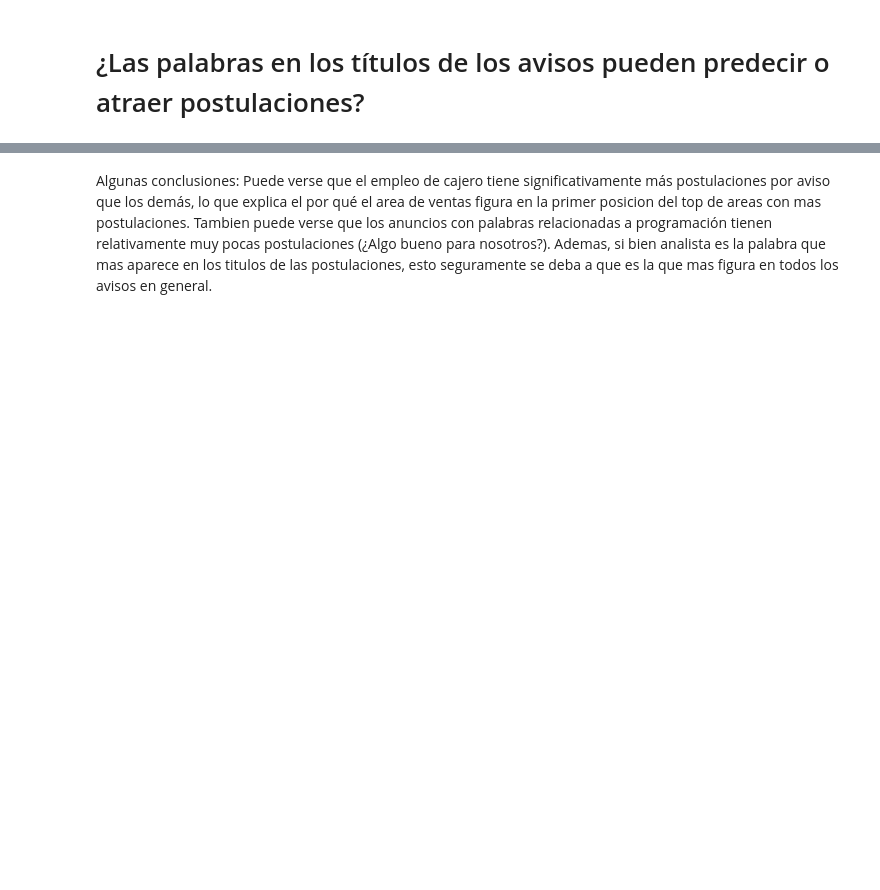
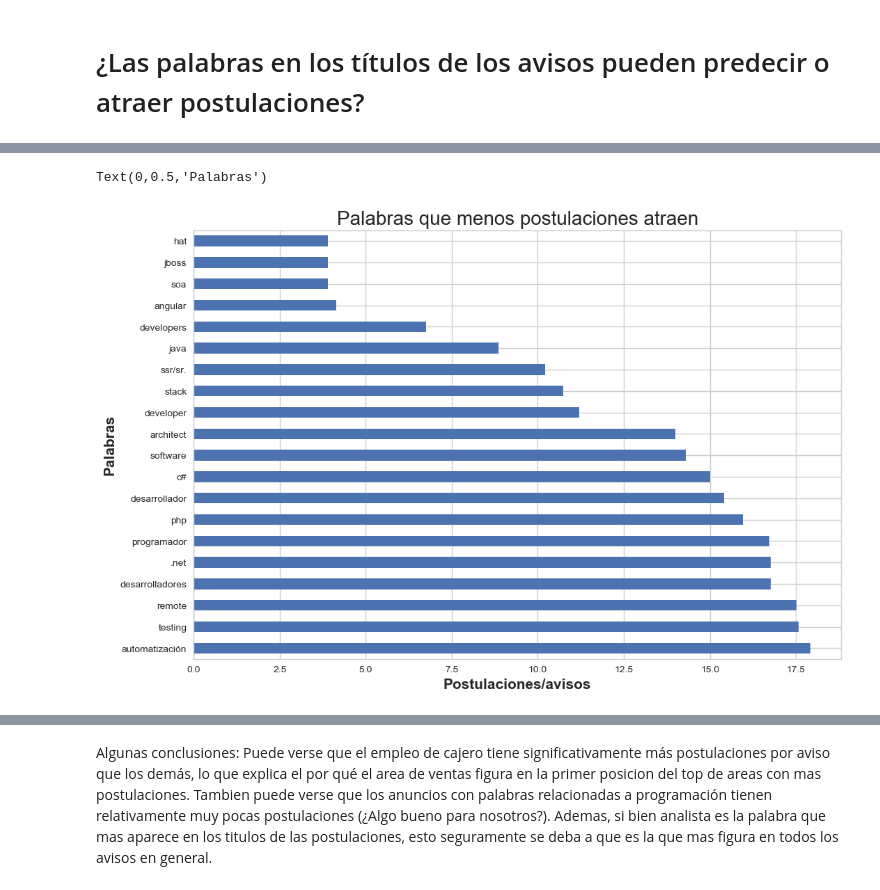
Before and after one commit to Andivisciglio/TP1-OrganizacionDeDatos-Grupo28, a Jupyter notebook: TP1-15-4.ipynb, the cells around one changed output, grey strips where cells are left out. Saved outputs shown, nothing was run; the diff lists cells and outputs as text; code cells hidden in the pictures; blank space fills up the shorter version.

```diff
--- a/TP1-15-4.ipynb
+++ b/TP1-15-4.ipynb
@@ -811,6 +860,11 @@ efectividad_palabras_df = contador_palabras_postulaciones_df.sort_values(by='apa
 efectividad_palabras_df = efectividad_palabras_df.dropna()
 efectividad_palabras_df.columns=['postulaciones/avisos']
 # %%
-plot = efectividad_palabras_df.sort_values(by='postulaciones/avisos',ascending= False).tail(20).plot(kind='barh')
-plot.set_title('Palabras que menos postulaciones atraen')
+plot = efectividad_palabras_df.sort_values(by='postulaciones/avisos',ascending= False).tail(20).plot(kind='barh', figsize = (12,8),legend = False)
+plot.set_title('Palabras que menos postulaciones atraen', fontsize = 20)
+plot.set_xlabel('Postulaciones/avisos', fontsize = 15, weight = 'bold')
+plot.set_ylabel('Palabras', fontsize = 15, weight = 'bold')
+# %% [output]
+Text(0,0.5,'Palabras')
+[figure, added]
 # %%
```
Also changed, not shown: parts of 20 cells of this notebook.
